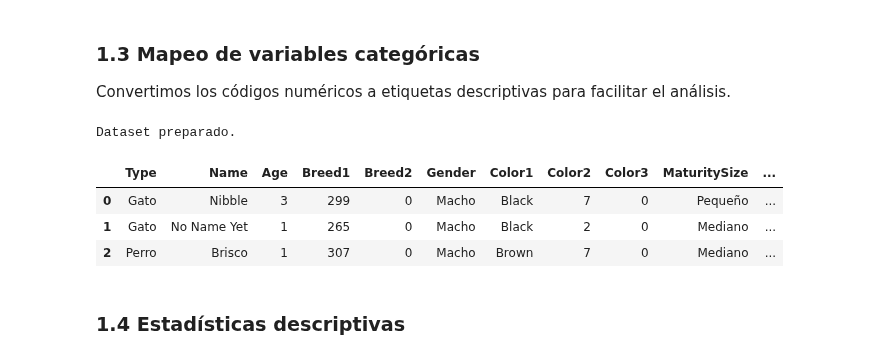
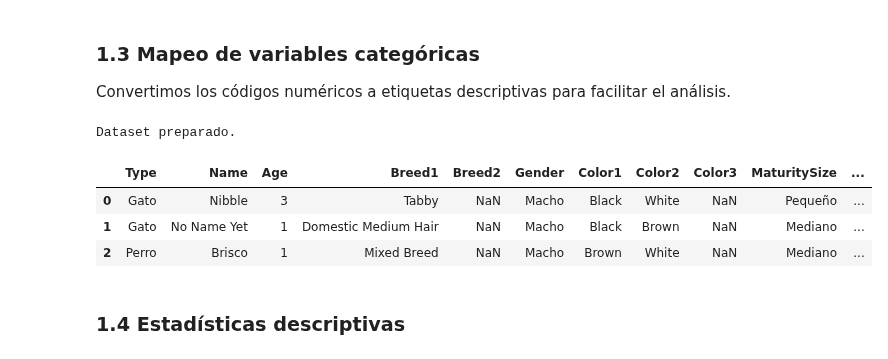
Before and after one commit to patriciasandagorda/UA_MDM_Labo2_Grupo2, a Jupyter notebook: EDA/04_EDA_PetFinder.ipynb, the cells around one changed output. Saved outputs shown, nothing was run; the diff lists cells and outputs as text; code cells hidden in the pictures.

Commit message:
Mapeo de variables categóricas (color, breed, state) y mejora del describe con variables numéricas

```diff
--- a/EDA/04_EDA_PetFinder.ipynb
+++ b/EDA/04_EDA_PetFinder.ipynb
@@ -120,45 +120,43 @@ Convertimos los códigos numéricos a etiquetas descriptivas para facilitar el a
 # %%
 df = train.copy()
 
 # Mapeos según el diccionario de datos
 df['Type']         = df['Type'].map({1: 'Perro', 2: 'Gato'})
 df['Gender']       = df['Gender'].map({1: 'Macho', 2: 'Hembra', 3: 'Mixto'})
 df['MaturitySize'] = df['MaturitySize'].map({0: 'No especif.', 1: 'Pequeño', 2: 'Mediano', 3: 'Grande', 4: 'Extra Grande'})
 df['FurLength']    = df['FurLength'].map({0: 'No especif.', 1: 'Corto', 2: 'Mediano', 3: 'Largo'})
 df['Vaccinated']   = df['Vaccinated'].map({1: 'Sí', 2: 'No', 3: 'No sabe'})
 df['Dewormed']     = df['Dewormed'].map({1: 'Sí', 2: 'No', 3: 'No sabe'})
 df['Sterilized']   = df['Sterilized'].map({1: 'Sí', 2: 'No', 3: 'No sabe'})
 df['Health']       = df['Health'].map({0: 'No especif.', 1: 'Sano', 2: 'Lesión leve', 3: 'Lesión grave'})
 
-# Unión con labels de colores y estados
+# Unión con labels de colores, razas y estados
 color_map = colors.set_index('ColorID')['ColorName'].to_dict()
 state_map = states.set_index('StateID')['StateName'].to_dict()
+breed_map = breeds.set_index('BreedID')['BreedName'].to_dict()
 
+# Mapeo de variables con labels
+df['State']  = df['State'].map(state_map)
 df['Color1'] = df['Color1'].map(color_map)
-df['State']  = df['State'].map(state_map)
+df['Color2'] = df['Color2'].map(color_map)
+df['Color3'] = df['Color3'].map(color_map)
+df['Breed1'] = df['Breed1'].map(breed_map)
+df['Breed2'] = df['Breed2'].map(breed_map)
 
-# Variable: tiene nombre o no
-df['HasName'] = df['Name'].notna() & (df['Name'].str.strip() != '')
-
-# Variable: es mestizo
-df['IsMixed'] = (train['Breed2'] != 0).astype(int)
-
-# Variable: tiene foto
-df['HasPhoto'] = (df['PhotoAmt'].fillna(0) > 0).astype(int)
-
-# Variable: tiene video
-df['HasVideo'] = (df['VideoAmt'] > 0).astype(int)
-
-# Variable: adopción gratuita
-df['IsFree'] = (df['Fee'] == 0).astype(int)
+# Variables derivadas
+df['HasName'] = df['Name'].notna() & (df['Name'].str.strip() != '') # tiene nombre
+df['IsMixed'] = (train['Breed2'] != 0).astype(int) # es mestizo
+df['HasPhoto'] = (df['PhotoAmt'].fillna(0) > 0).astype(int) # tiene foto
+df['HasVideo'] = (df['VideoAmt'] > 0).astype(int) # tiene video
+df['IsFree'] = (df['Fee'] == 0).astype(int) # adopción gratuita
 
 print('Dataset preparado.')
 df.head(3)
 # %% [output]
 Dataset preparado.
 |  | Type | Name | Age | Breed1 | Breed2 | Gender | Color1 | Color2 | Color3 | MaturitySize | ... |
-| 0 | Gato | Nibble | 3 | 299 | 0 | Macho | Black | 7 | 0 | Pequeño | ... |
-| 1 | Gato | No Name Yet | 1 | 265 | 0 | Macho | Black | 2 | 0 | Mediano | ... |
-| 2 | Perro | Brisco | 1 | 307 | 0 | Macho | Brown | 7 | 0 | Mediano | ... |
+| 0 | Gato | Nibble | 3 | Tabby | NaN | Macho | Black | White | NaN | Pequeño | ... |
+| 1 | Gato | No Name Yet | 1 | Domestic Medium Hair | NaN | Macho | Black | Brown | NaN | Mediano | ... |
+| 2 | Perro | Brisco | 1 | Mixed Breed | NaN | Macho | Brown | White | NaN | Mediano | ... |
 # %% [markdown]
 ### 1.4 Estadísticas descriptivas
```
Also changed, not shown: parts of 3 cells of this notebook.
